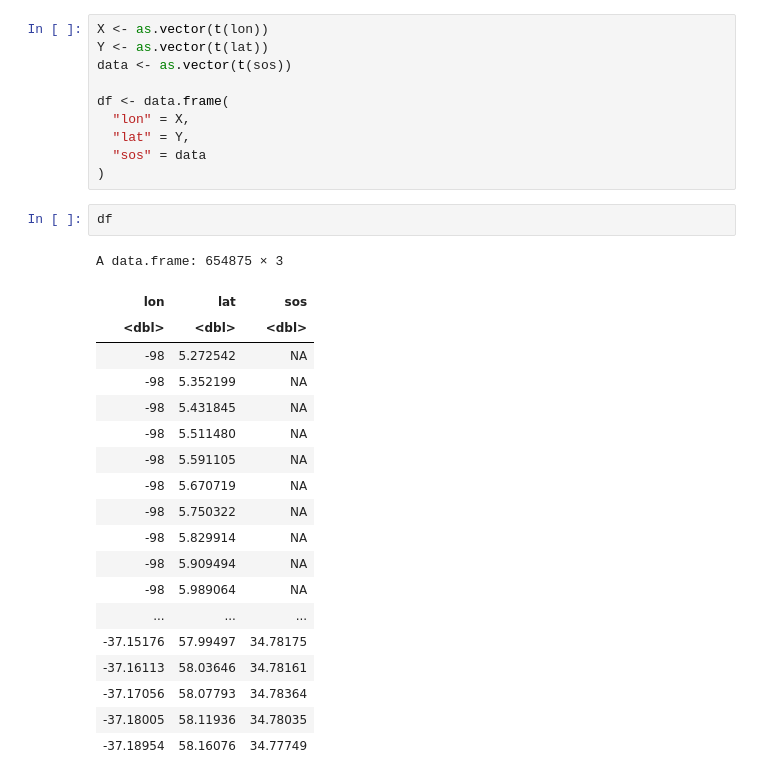
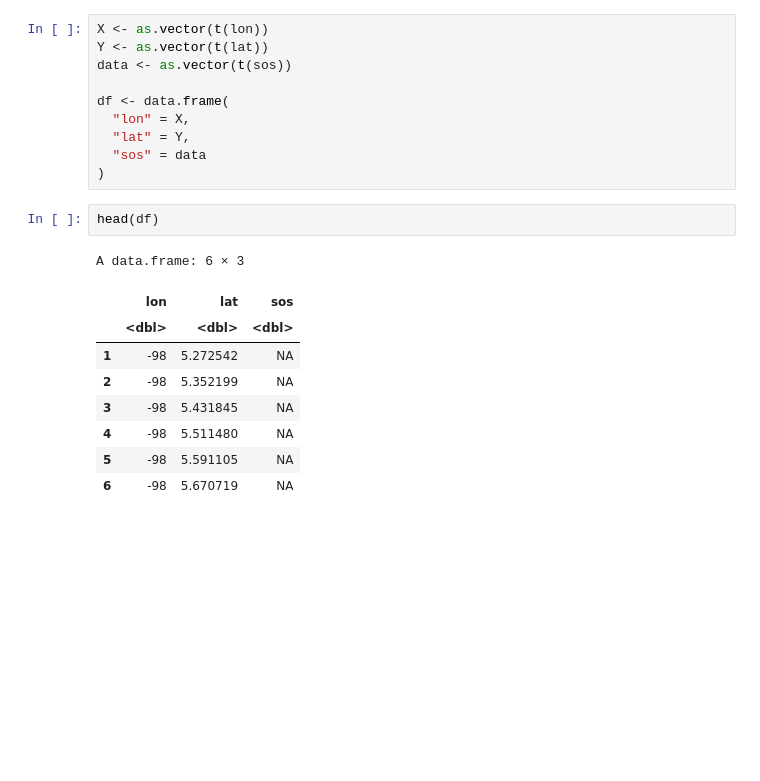
Before and after one commit to nmfs-opensci/NMFSHackDays-2025, a Jupyter notebook: topics-2025/2025-04-11-cefi/r_get_cefi.ipynb, the cells around one changed output. Drawn from its saved outputs; the diff is of its cells as text; blank space fills up the shorter version.

```diff
--- a/topics-2025/2025-04-11-cefi/r_get_cefi.ipynb
+++ b/topics-2025/2025-04-11-cefi/r_get_cefi.ipynb
@@ -273,24 +229,14 @@ df <- data.frame(
   "sos" = data
 )
 # %%
-df
+head(df)
 # %% [output]
-A data.frame: 654875 × 3
+A data.frame: 6 × 3
-| lon | lat | sos |
-| <dbl> | <dbl> | <dbl> |
-| -98 | 5.272542 | NA |
-| -98 | 5.352199 | NA |
-| -98 | 5.431845 | NA |
-| -98 | 5.511480 | NA |
-| -98 | 5.591105 | NA |
-| -98 | 5.670719 | NA |
-| -98 | 5.750322 | NA |
-| -98 | 5.829914 | NA |
-| -98 | 5.909494 | NA |
-| -98 | 5.989064 | NA |
-| ... | ... | ... |
-| -37.15176 | 57.99497 | 34.78175 |
-| -37.16113 | 58.03646 | 34.78161 |
-| -37.17056 | 58.07793 | 34.78364 |
-| -37.18005 | 58.11936 | 34.78035 |
-| -37.18954 | 58.16076 | 34.77749 |
+|  | lon | lat | sos |
+|  | <dbl> | <dbl> | <dbl> |
+| 1 | -98 | 5.272542 | NA |
+| 2 | -98 | 5.352199 | NA |
+| 3 | -98 | 5.431845 | NA |
+| 4 | -98 | 5.511480 | NA |
+| 5 | -98 | 5.591105 | NA |
+| 6 | -98 | 5.670719 | NA |
```
Also changed, not shown: parts of 4 cells of this notebook, 40 other files.
